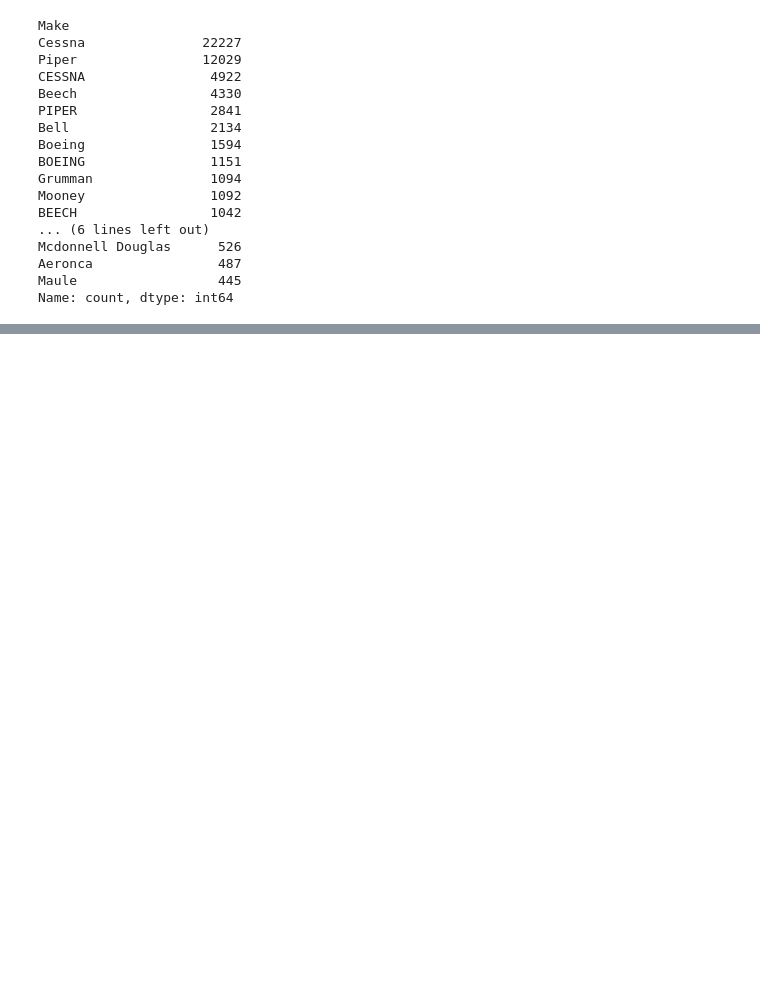
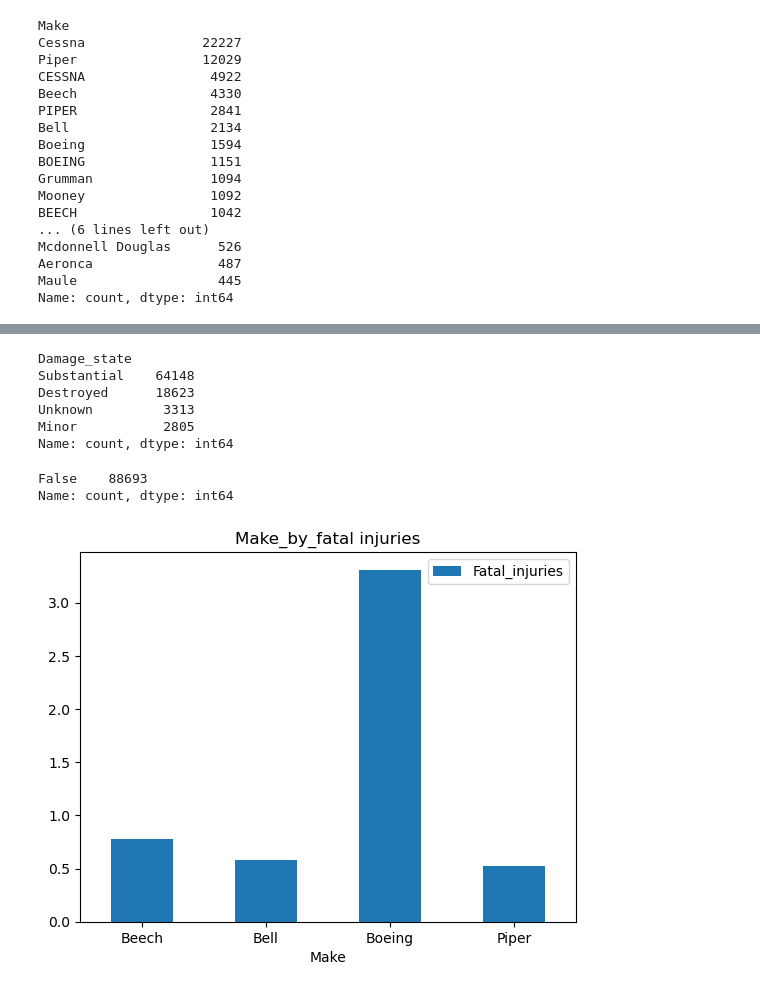
Before and after one commit to Baraka-Wambua/Phase-one-project, a Jupyter notebook: Untitled.ipynb, the cells around one changed output, grey strips where cells are left out. Saved outputs shown, nothing was run; the diff lists cells and outputs as text; code cells hidden in the pictures; blank space fills up the shorter version.

```diff
--- a/Untitled.ipynb
+++ b/Untitled.ipynb
@@ -203,0 +252,2 @@ TypeError: barplot() takes from 0 to 1 positional arguments but 2 were given
+# %%
+df["Make"]=df['Make'].fillna('Unknown')
@@ -203,0 +290,2 @@ TypeError: barplot() takes from 0 to 1 positional arguments but 2 were given
+# %%
+df["Model"]=df["Model"].fillna('unknown')
@@ -203,0 +347,28 @@ TypeError: barplot() takes from 0 to 1 positional arguments but 2 were given
+# %%
+df["Damage_state"].value_counts()
+# %% [output]
+Damage_state
+Substantial    64148
+Destroyed      18623
+Unknown         3313
+Minor           2805
+Name: count, dtype: int64
+# %%
+df=df.drop_duplicates()
+# %%
+df.duplicated().value_counts()
+# %% [output]
+False    88693
+Name: count, dtype: int64
+# %%
+
+df['Make']=df.Make.apply(lambda x:x.capitalize())
+# %%
+x='Make'
+y='Fatal_injuries'
+
+subset=df[df['Make'].isin(['Cescna','Piper','Beech','PIPER','Bell','Boeing'])]
+grouped_by_make=subset.groupby('Make').mean(numeric_only=True).reset_index()
+ax=grouped_by_make.plot.bar(x=x,y=y,rot=0,title='Make_by_fatal injuries');
+# %% [output]
+[figure, added]
```
Also changed, not shown: parts of 26 cells of this notebook.
